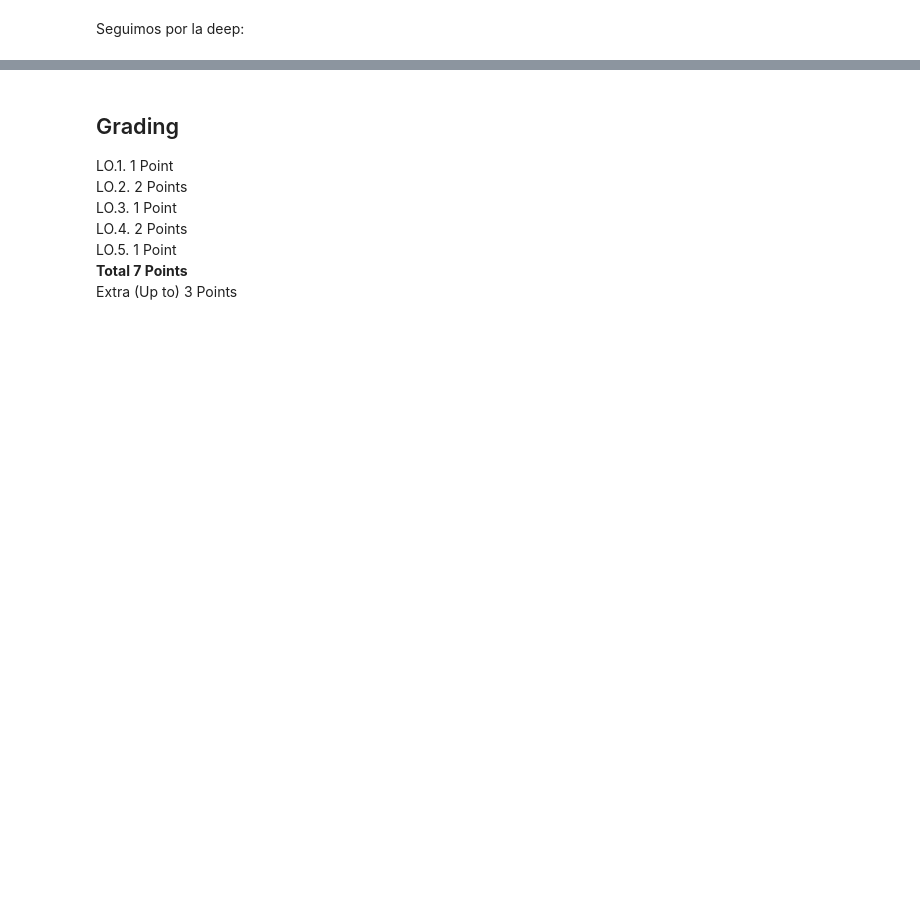
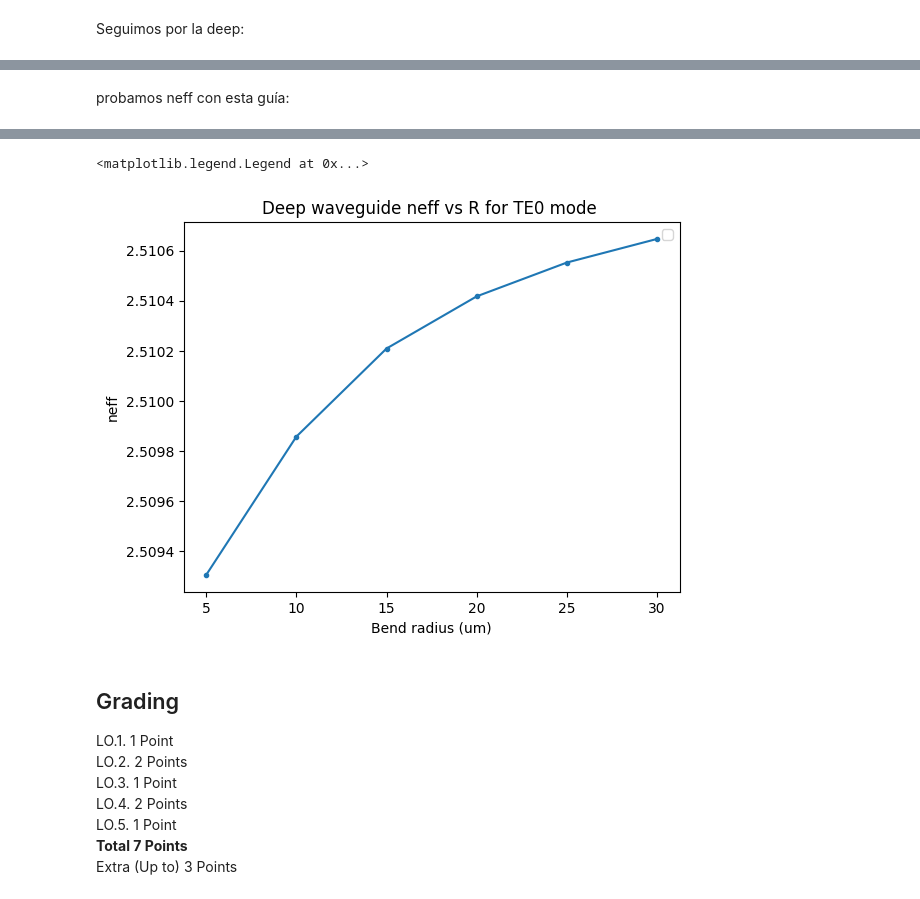
Before and after one commit to jllanoh/cifoin-lab1, a Jupyter notebook: WAVEGUIDES_Student.ipynb, the cells around one changed output, grey strips where cells are left out. Saved outputs shown, nothing was run; the diff lists cells and outputs as text; code cells hidden in the pictures; blank space fills up the shorter version.

```diff
--- a/WAVEGUIDES_Student.ipynb
+++ b/WAVEGUIDES_Student.ipynb
@@ -790,0 +868,13 @@ plt.tight_layout(rect=[0, 0, 0.85, 1])
+# %% [markdown]
+probamos neff con esta guía:
+# %%
+n_eff = gt.modes.sweep_n_eff(bend_1550, bend_radius = radii)
+
+
+plt.title("Deep waveguide neff vs R for TE0 mode ")
+plt.plot(radii, n_eff, ".-")
+
+plt.xlabel("Bend radius (um)")
+plt.ylabel("neff")
+plt.legend()
+# %% [output]
@@ -791,3 +887,5 @@ plt.tight_layout(rect=[0, 0, 0.85, 1])
+<matplotlib.legend.Legend at 0x...>
+[figure, added]
 # %% [markdown]
 ## Grading
 
```
Also changed, not shown: parts of 17 cells of this notebook, 2 other files.
